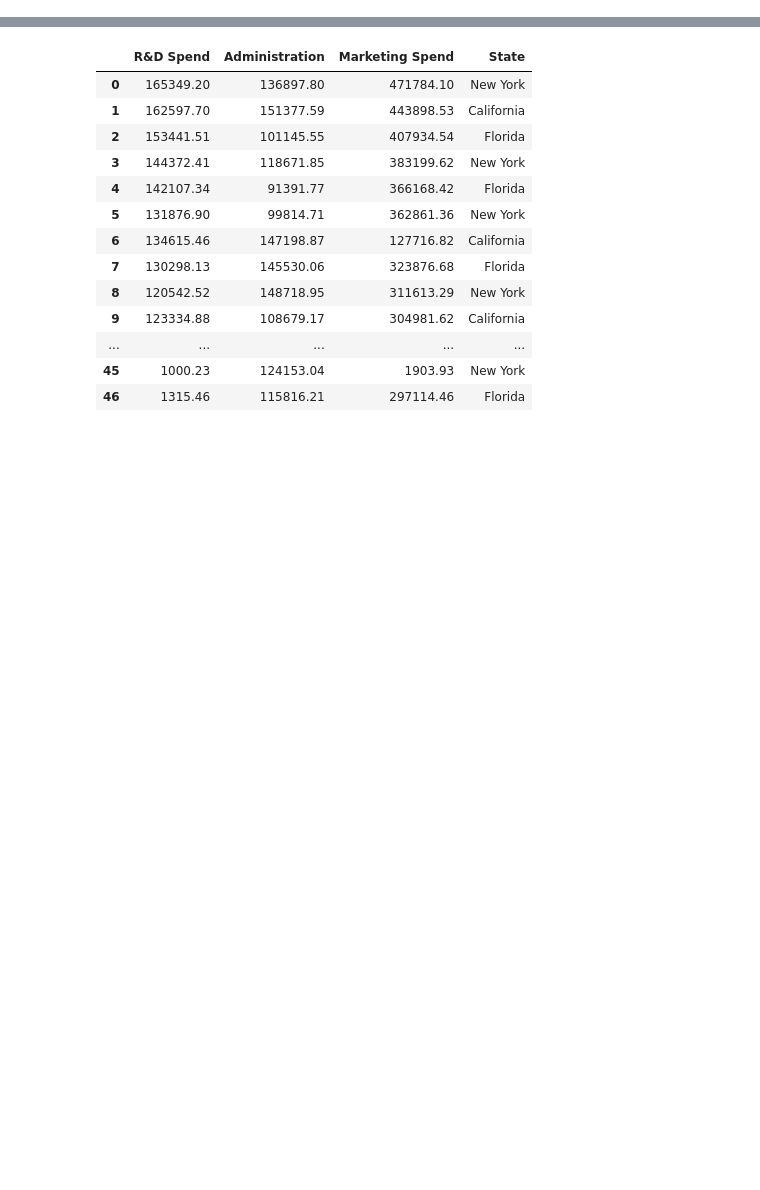
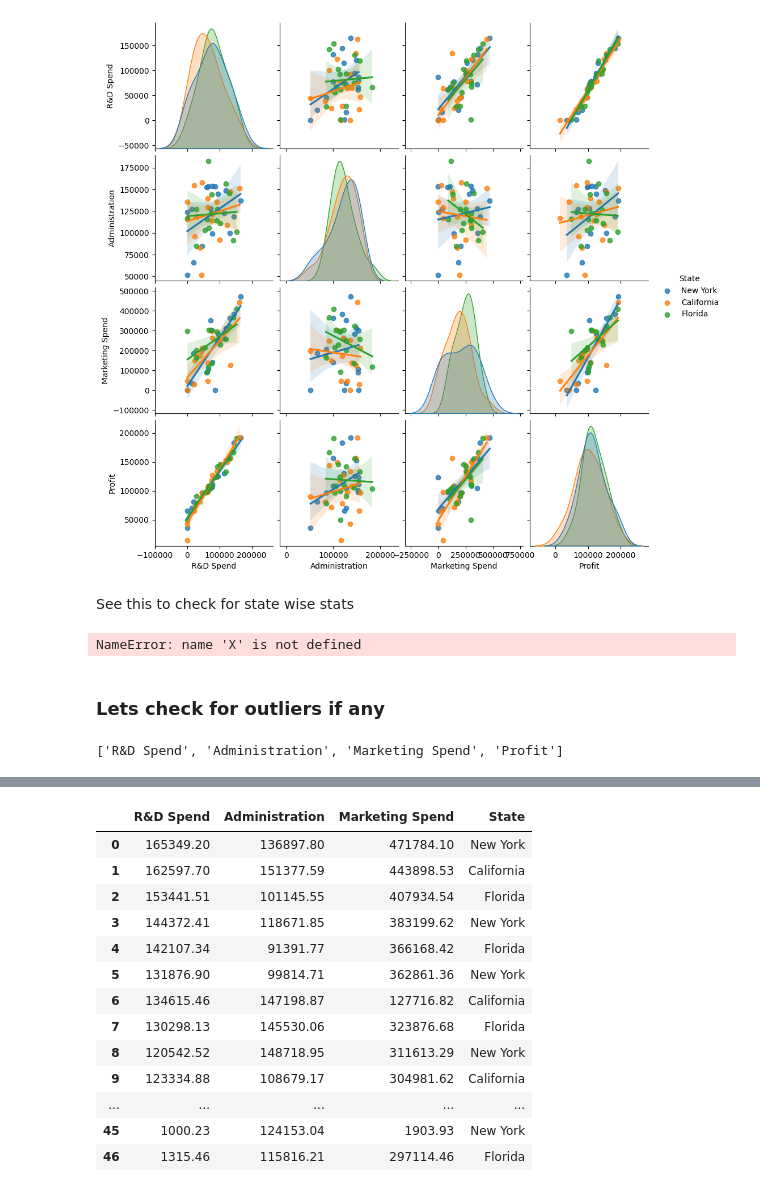
Before and after one commit to its-relative/Excelr, a Jupyter notebook: assignments/mullinearreg/startupsRedifined.ipynb, the cells around one changed output, grey strips where cells are left out. Cells and saved outputs as stored; diff of their text form; code cells hidden in the pictures; blank space fills up the shorter version.

```diff
--- a/assignments/mullinearreg/startupsRedifined.ipynb
+++ b/assignments/mullinearreg/startupsRedifined.ipynb
@@ -7,0 +85,39 @@ df = data.copy()
+# %%
+sns.pairplot(df, kind="reg", diag_kind='kde',hue = "State")
+plt.show()
+# %% [output]
+[figure, added]
+# %% [markdown]
+See this to check for state wise stats
+# %%
+import statsmodels.api as sm
+import matplotlib.pyplot as plt
+from statsmodels.stats.outliers_influence import OLSInfluence
+
+# Assuming 'x' is your feature matrix and 'y' is the target variable
+y = sm.add_constant(x)  # Adding a constant term for intercept
+model = sm.OLS(y, X).fit()
+
+# Calculate Cook's distance and other influence statistics
+influence = OLSInfluence(model)
+cook_distance = influence.cooks_distance
+
+# Plotting influence plots
+fig, ax = plt.subplots(figsize=(12, 8))
+
+# Influence plot
+sm.graphics.influence_plot(model, ax=ax, criterion="cooks")
+
+# Cook's distance plot
+plt.figure(figsize=(10, 6))
+plt.stem(cook_distance, markerfmt=",", linefmt="-", basefmt=" ", label="Cook's Distance")
+plt.axhline(4 / len(y), color="r", linestyle="--", label="Threshold")
+plt.xlabel("Observation")
+plt.ylabel("Cook's Distance")
+plt.legend()
+plt.title("Cook's Distance Plot")
+plt.show()
+# %% [output]
+NameError: name 'X' is not defined
+# %% [markdown]
+### Lets check for outliers if any
@@ -7,0 +126,4 @@ df = data.copy()
+# %%
+numcol
+# %% [output]
+['R&D Spend', 'Administration', 'Marketing Spend', 'Profit']
```
Also changed, not shown: parts of 32 cells of this notebook, 2 other files.
